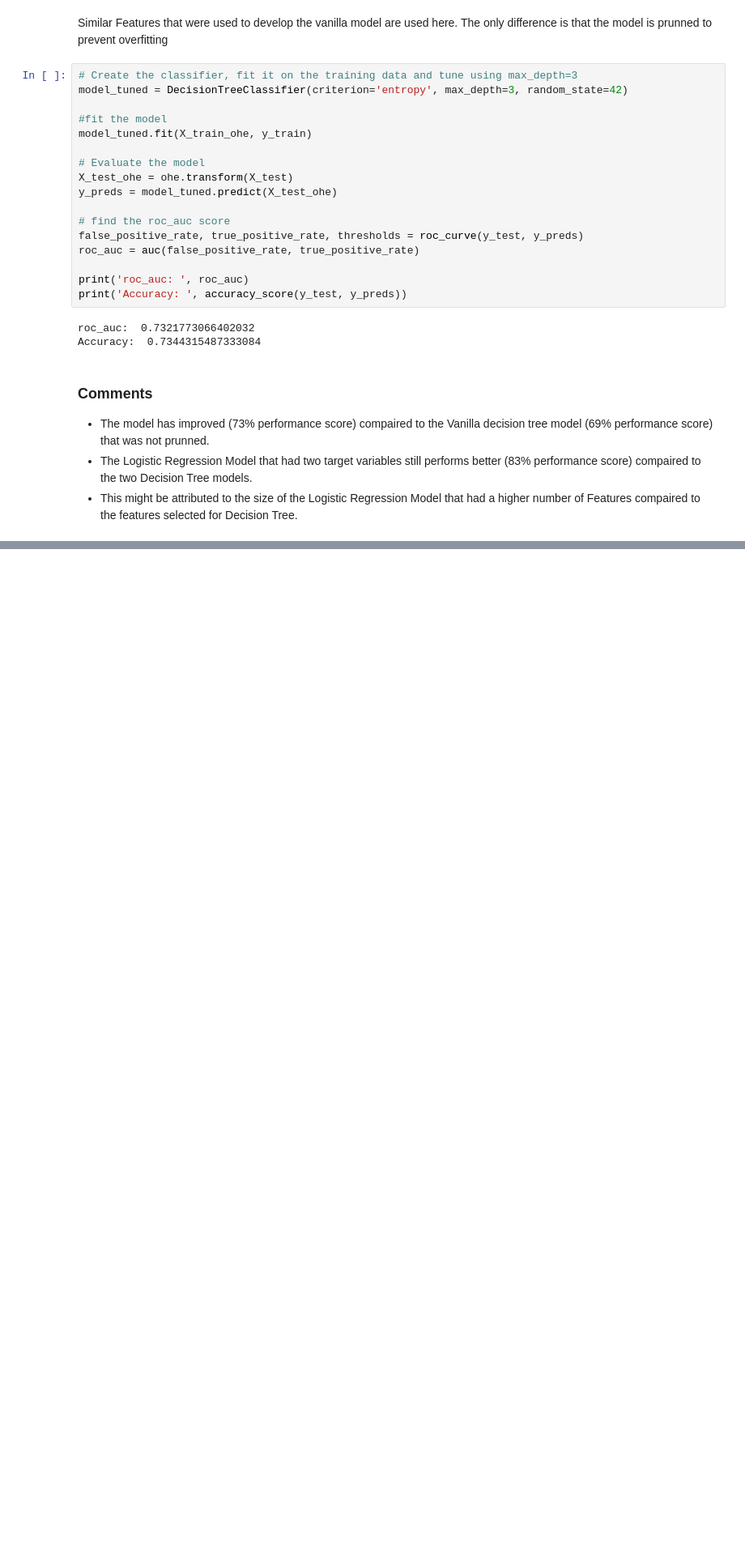
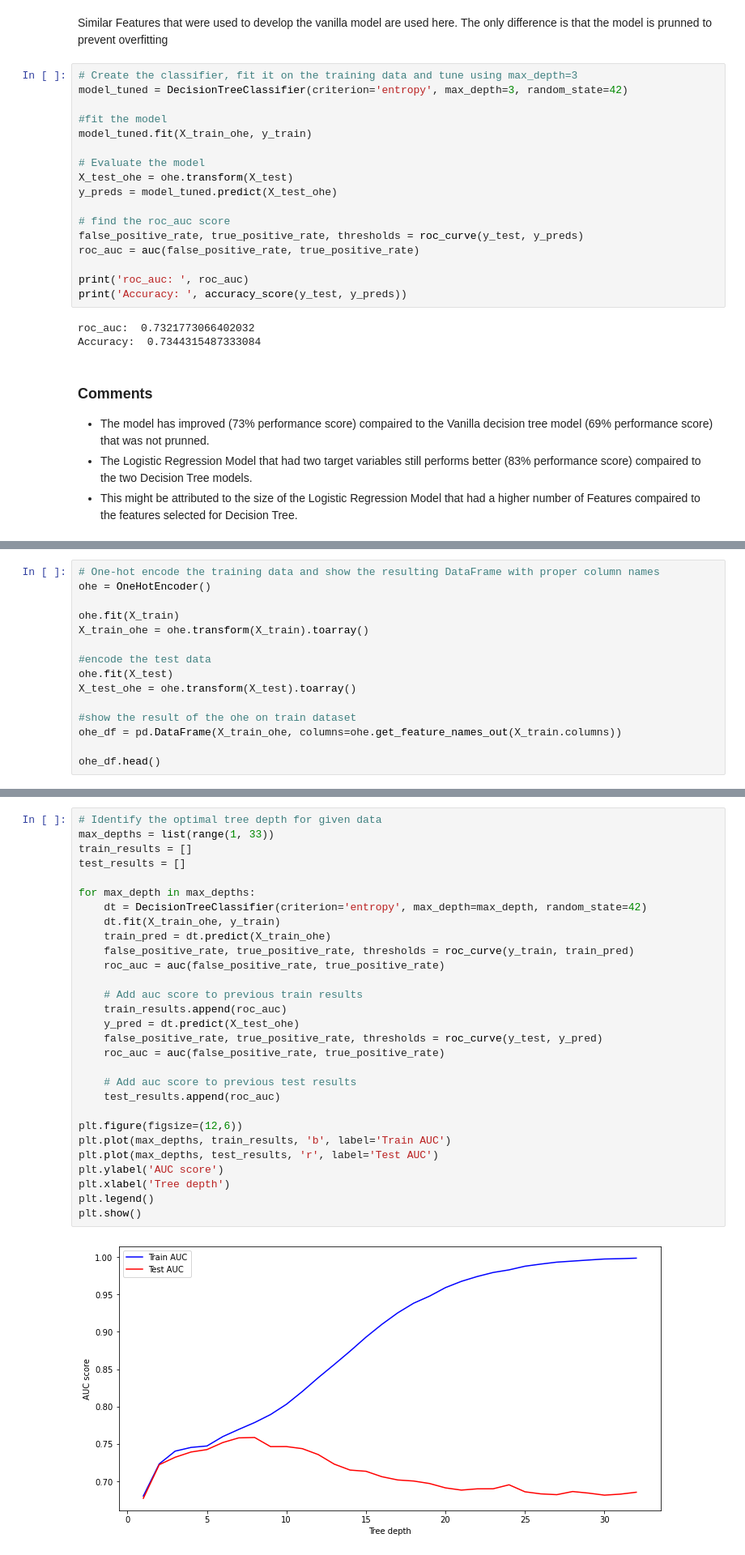
Before and after one commit to Pamela-Chebii/Predicting_H1N1_-_Seasonal_Flue_Vaccines, a Jupyter notebook: index.ipynb, the cells around one changed output, grey strips where cells are left out. Shown: that part at 81% size. Drawn from its saved outputs; the diff is of its cells as text; blank space fills up the shorter version.

Commit message:
optimal depth graph

```diff
--- a/index.ipynb
+++ b/index.ipynb
@@ -981,0 +997,15 @@ large_df.head()
+# %%
+# One-hot encode the training data and show the resulting DataFrame with proper column names
+ohe = OneHotEncoder()
+
+ohe.fit(X_train)
+X_train_ohe = ohe.transform(X_train).toarray()
+
+#encode the test data
+ohe.fit(X_test)
+X_test_ohe = ohe.transform(X_test).toarray()
+
+#show the result of the ohe on train dataset
+ohe_df = pd.DataFrame(X_train_ohe, columns=ohe.get_feature_names_out(X_train.columns))
+
+ohe_df.head()
@@ -981,0 +1026,31 @@ large_df.head()
+# %%
+# Identify the optimal tree depth for given data
+max_depths = list(range(1, 33))
+train_results = []
+test_results = []
+
+for max_depth in max_depths:
+    dt = DecisionTreeClassifier(criterion='entropy', max_depth=max_depth, random_state=42)
+    dt.fit(X_train_ohe, y_train)
+    train_pred = dt.predict(X_train_ohe)
+    false_positive_rate, true_positive_rate, thresholds = roc_curve(y_train, train_pred)
+    roc_auc = auc(false_positive_rate, true_positive_rate)
+
+    # Add auc score to previous train results
+    train_results.append(roc_auc)
+    y_pred = dt.predict(X_test_ohe)
+    false_positive_rate, true_positive_rate, thresholds = roc_curve(y_test, y_pred)
+    roc_auc = auc(false_positive_rate, true_positive_rate)
+
+    # Add auc score to previous test results
+    test_results.append(roc_auc)
+
+plt.figure(figsize=(12,6))
+plt.plot(max_depths, train_results, 'b', label='Train AUC')
+plt.plot(max_depths, test_results, 'r', label='Test AUC')
+plt.ylabel('AUC score')
+plt.xlabel('Tree depth')
+plt.legend()
+plt.show()
+# %% [output]
+[figure, added]
```
Also changed, not shown: parts of 13 cells of this notebook, 1 other file.
